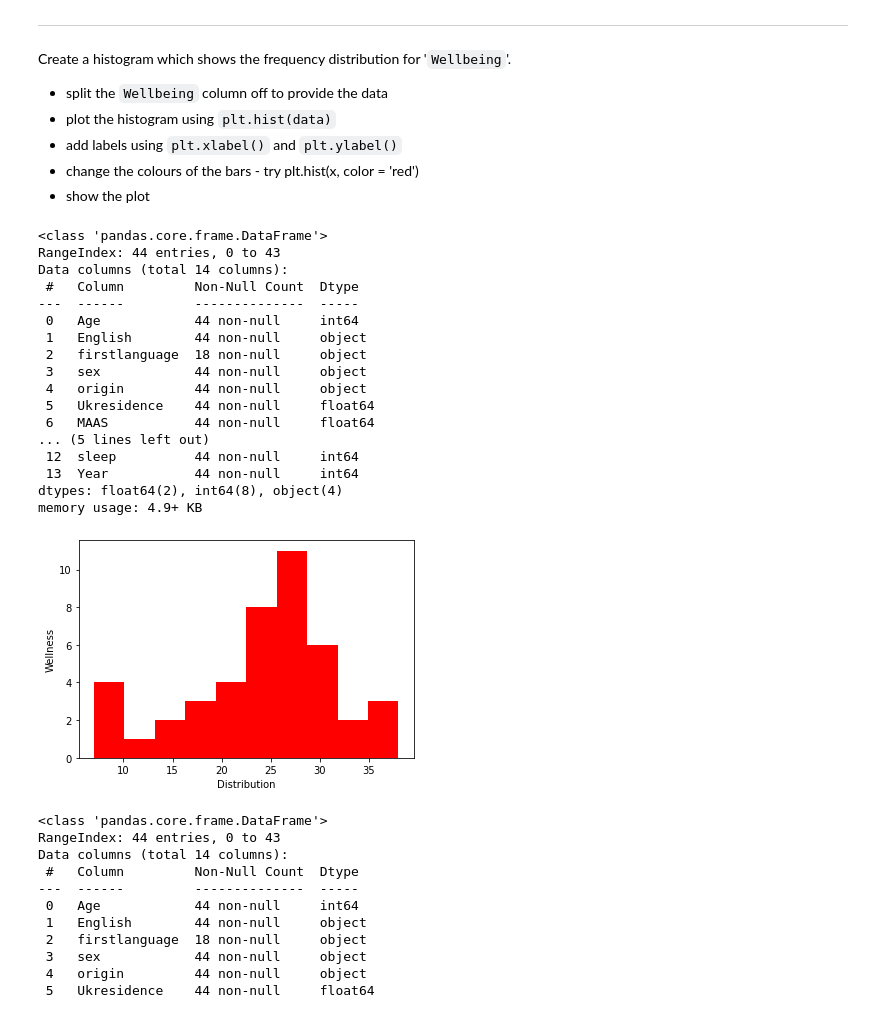
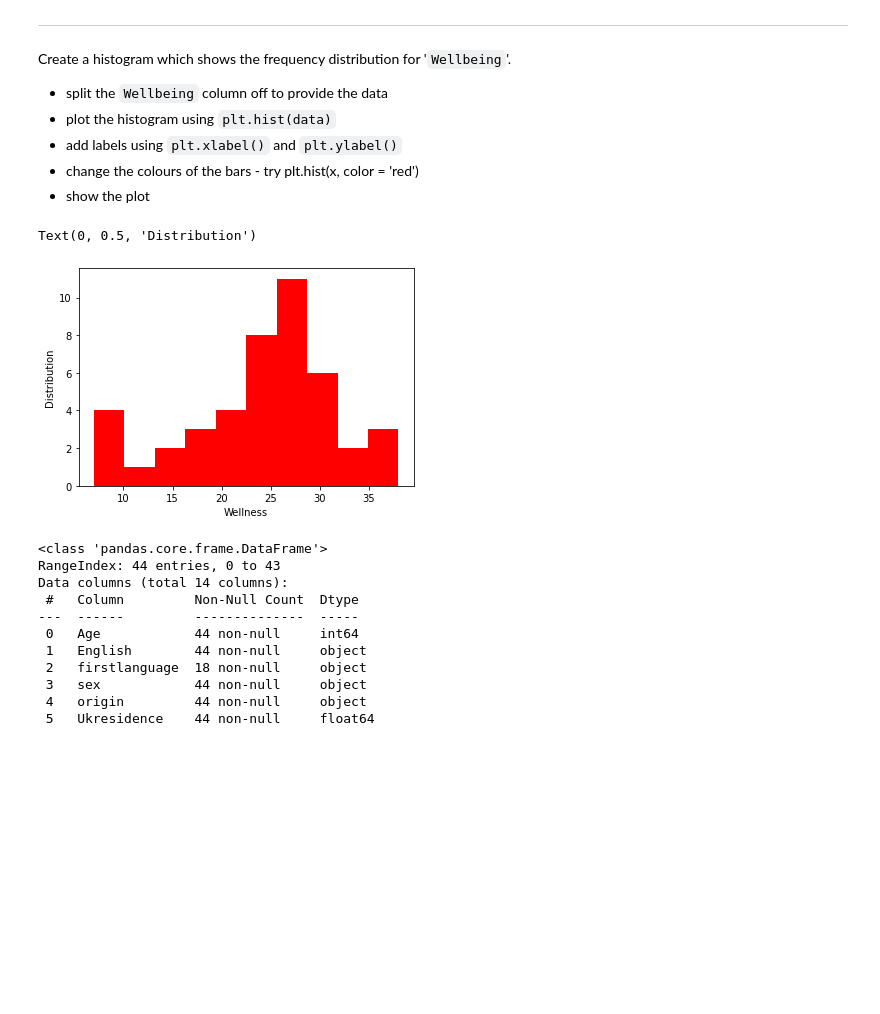
Before and after one commit to EllenSakkla/-PythonFundamentals, a Jupyter notebook: Copy_of_7_1_Visualisation_with_matplotlib.ipynb, the cells around one changed output. Cells and saved outputs as stored; diff of their text form; code cells hidden in the pictures; blank space fills up the shorter version.

```diff
--- a/Copy_of_7_1_Visualisation_with_matplotlib.ipynb
+++ b/Copy_of_7_1_Visualisation_with_matplotlib.ipynb
@@ -272,36 +272,19 @@ Create a histogram which shows the frequency distribution for '`Wellbeing`'.
 # %%
 import pandas as pd
 import matplotlib.pyplot as plt
 url = "https://github.com/lilaceri/Working-with-data-/blob/b157a2feceb7709cf82426932385706d65446270/Data%20Sets%20for%20code%20divisio/Positive_Psychology_2017.csv?raw=true"
 psych_data = pd.read_csv(url)
-psych_data.info()
+#psych_data.info()
 
 df = psych_data['Wellbeing']
-labels = ['Wellbeing']
-#plt.hist(df) repeated below for colouring to red
-plt.xlabel('Distribution')
-plt.ylabel('Wellness')
+#labels = ['Wellbeing']
 plt.hist(df, color = 'red')
-plt.show()
+plt.xlabel('Wellness')
+plt.ylabel('Distribution')
+#plt.show()
 # %% [output]
-<class 'pandas.core.frame.DataFrame'>
-RangeIndex: 44 entries, 0 to 43
-Data columns (total 14 columns):
- #   Column         Non-Null Count  Dtype
----  ------         --------------  -----
- 0   Age            44 non-null     int64
- 1   English        44 non-null     object
- 2   firstlanguage  18 non-null     object
- 3   sex            44 non-null     object
- 4   origin         44 non-null     object
- 5   Ukresidence    44 non-null     float64
- 6   MAAS           44 non-null     float64
-... (5 lines left out)
- 12  sleep          44 non-null     int64
- 13  Year           44 non-null     int64
-dtypes: float64(2), int64(8), object(4)
-memory usage: 4.9+ KB
+Text(0, 0.5, 'Distribution')
-[figure, old version]
+[figure, new version]
 # %%
 import pandas as pd
 import matplotlib.pyplot as plt
```
Also changed, not shown: parts of 2 cells of this notebook.
